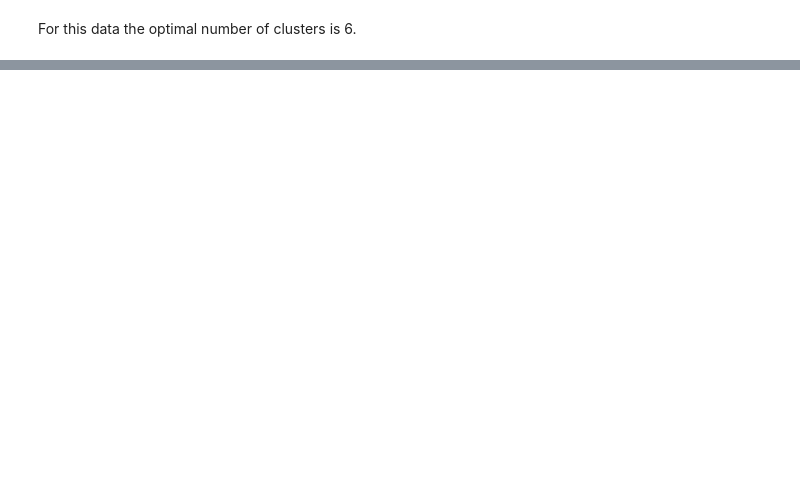
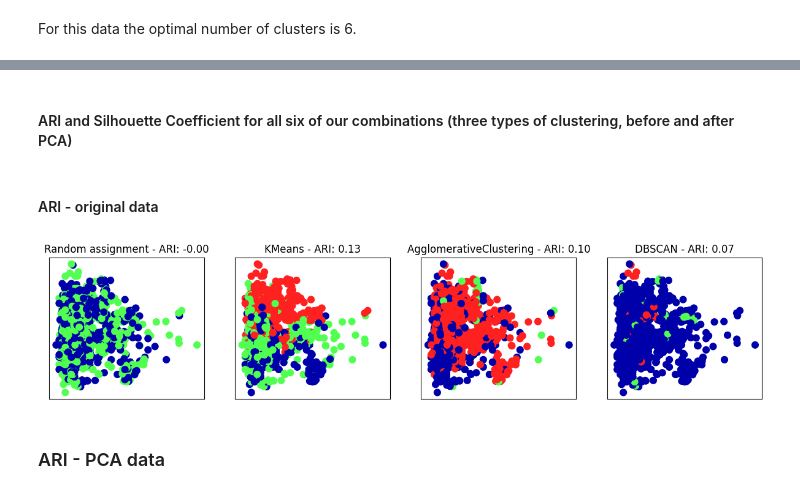
Before and after one commit to naterattner/data71200, a Jupyter notebook: project_3/data71200_summer24_project3.ipynb, the cells around one changed output, grey strips where cells are left out. Drawn from its saved outputs; the diff is of its cells as text; code cells hidden in the pictures; blank space fills up the shorter version.

Commit message:
steps complete with UCI data

```diff
--- a/project_3/data71200_summer24_project3.ipynb
+++ b/project_3/data71200_summer24_project3.ipynb
@@ -345,0 +405,34 @@ plt.show()
+# %% [markdown]
+#### ARI and Silhouette Coefficient for all six of our combinations (three types of clustering, before and after PCA)
+# %% [markdown]
+#### ARI - original data
+# %%
+from sklearn.metrics.cluster import adjusted_rand_score
+
+fig, axes = plt.subplots(1, 4, figsize=(15, 3),
+                         subplot_kw={'xticks': (), 'yticks': ()})
+
+# make a list of algorithms to use
+algorithms = [KMeans(n_clusters=3), AgglomerativeClustering(n_clusters=3), DBSCAN(min_samples=3)]
+
+# create a random cluster assignment for reference
+random_state = np.random.RandomState(seed=0)
+random_clusters = random_state.randint(low=0, high=2, size=len(X_train_scaled))
+
+# plot random assignment
+axes[0].scatter(X_train_scaled[:, 0], X_train_scaled[:, 1], c=random_clusters,
+                cmap=mglearn.cm3, s=60)
+axes[0].set_title("Random assignment - ARI: {:.2f}".format(
+        adjusted_rand_score(y_train, random_clusters)))
+
+for ax, algorithm in zip(axes[1:], algorithms):
+    # plot the cluster assignments and cluster centers
+    clusters = algorithm.fit_predict(X_train_scaled)
+    ax.scatter(X_train_scaled[:, 0], X_train_scaled[:, 1], c=clusters,
+               cmap=mglearn.cm3, s=60)
+    ax.set_title("{} - ARI: {:.2f}".format(algorithm.__class__.__name__,
+                                           adjusted_rand_score(y_train, clusters)))
+# %% [output]
+[figure, added]
+# %% [markdown]
+### ARI - PCA data
```
Also changed, not shown: parts of 22 cells of this notebook.
